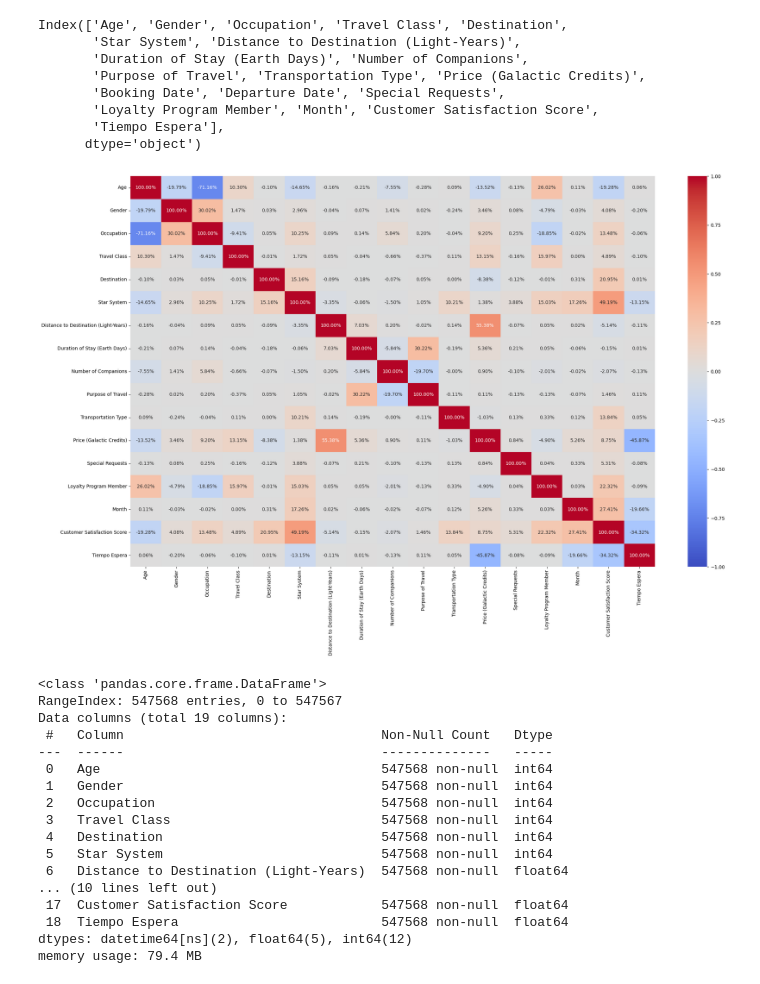
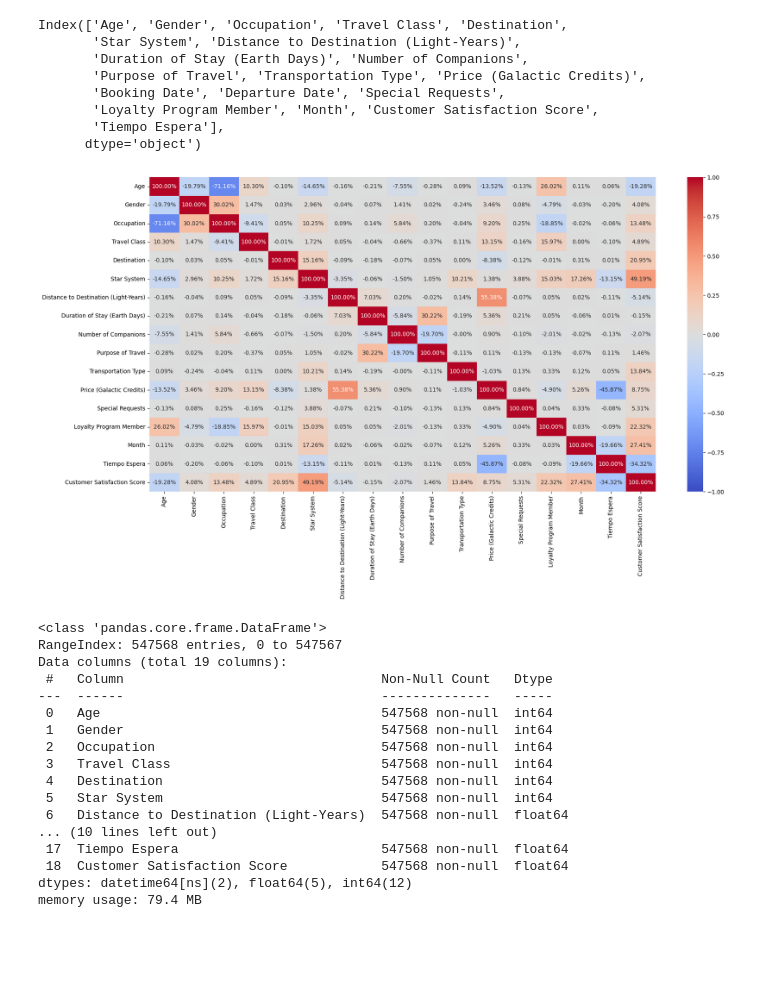
Before and after one commit to aliciamb86/ML-interstellar-travel-satisfaction, a Jupyter notebook: Interstellar Travel Customer Satisfaction Analysis/notebooks/02_LimpiezaEDA.ipynb, the cells around one changed output. Drawn from its saved outputs; the diff is of its cells as text; code cells hidden in the pictures; blank space fills up the shorter version.

```diff
--- a/Interstellar Travel Customer Satisfaction Analysis/notebooks/02_LimpiezaEDA.ipynb
+++ b/Interstellar Travel Customer Satisfaction Analysis/notebooks/02_LimpiezaEDA.ipynb
@@ -515,3 +492,3 @@ len(dict_star_system)
 # %%
-star_system = pd.DataFrame(list(dict_star_system.items()), columns=['star_system', 'num'])
-star_system.to_csv('../app/data/star_system.csv', index=False)
+df_star_system = pd.DataFrame(list(dict_star_system.items()), columns=['star_system', 'num'])
+df_star_system.to_csv('../app/data/star_system.csv', index=False)
@@ -559,2 +495,2 @@ df
 # %%
-df['Star System'] = df['Star System'].map(dict_star_system)
+df['Star System'] = df['Star System'].map(df_star_system.set_index('star_system')['num'])
@@ -1103,11 +1055,19 @@ Index(['Age', 'Gender', 'Occupation', 'Travel Class', 'Destination',
        'Loyalty Program Member', 'Month', 'Customer Satisfaction Score',
        'Tiempo Espera'],
       dtype='object')
+# %%
+df = df[['Age', 'Gender', 'Occupation', 'Travel Class', 'Destination',
+       'Star System', 'Distance to Destination (Light-Years)',
+       'Duration of Stay (Earth Days)', 'Number of Companions',
+       'Purpose of Travel', 'Transportation Type', 'Price (Galactic Credits)',
+       'Booking Date', 'Departure Date', 'Special Requests',
+       'Loyalty Program Member', 'Month',
+       'Tiempo Espera', 'Customer Satisfaction Score']]
 # %%
-plt.figure(figsize=(25,15))
+plt.figure(figsize=(20,10))
 sns.heatmap(df.corr(numeric_only=True), vmin=-1, vmax=1, annot=True, cmap='coolwarm', fmt='.2%');
 # %% [output]
-[figure, old version]
+[figure, new version]
 # %%
 df.info()
 # %% [output]
@@ -1124,7 +1084,7 @@ Data columns (total 19 columns):
  5   Star System                            547568 non-null  int64
  6   Distance to Destination (Light-Years)  547568 non-null  float64
 ... (10 lines left out)
- 17  Customer Satisfaction Score            547568 non-null  float64
- 18  Tiempo Espera                          547568 non-null  float64
+ 17  Tiempo Espera                          547568 non-null  float64
+ 18  Customer Satisfaction Score            547568 non-null  float64
 dtypes: datetime64[ns](2), float64(5), int64(12)
 memory usage: 79.4 MB
```
Also changed, not shown: parts of 42 cells of this notebook, 12 other files.
